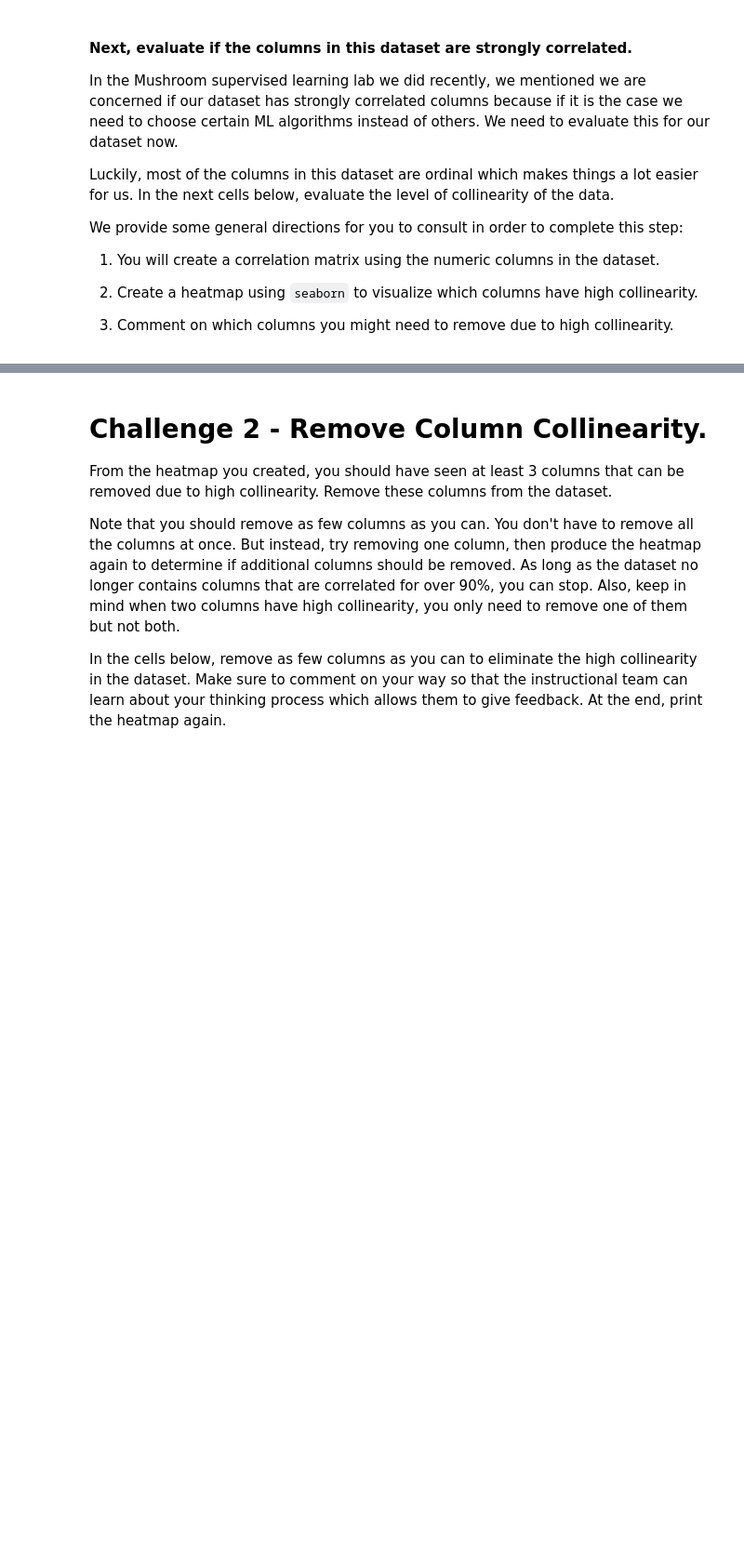
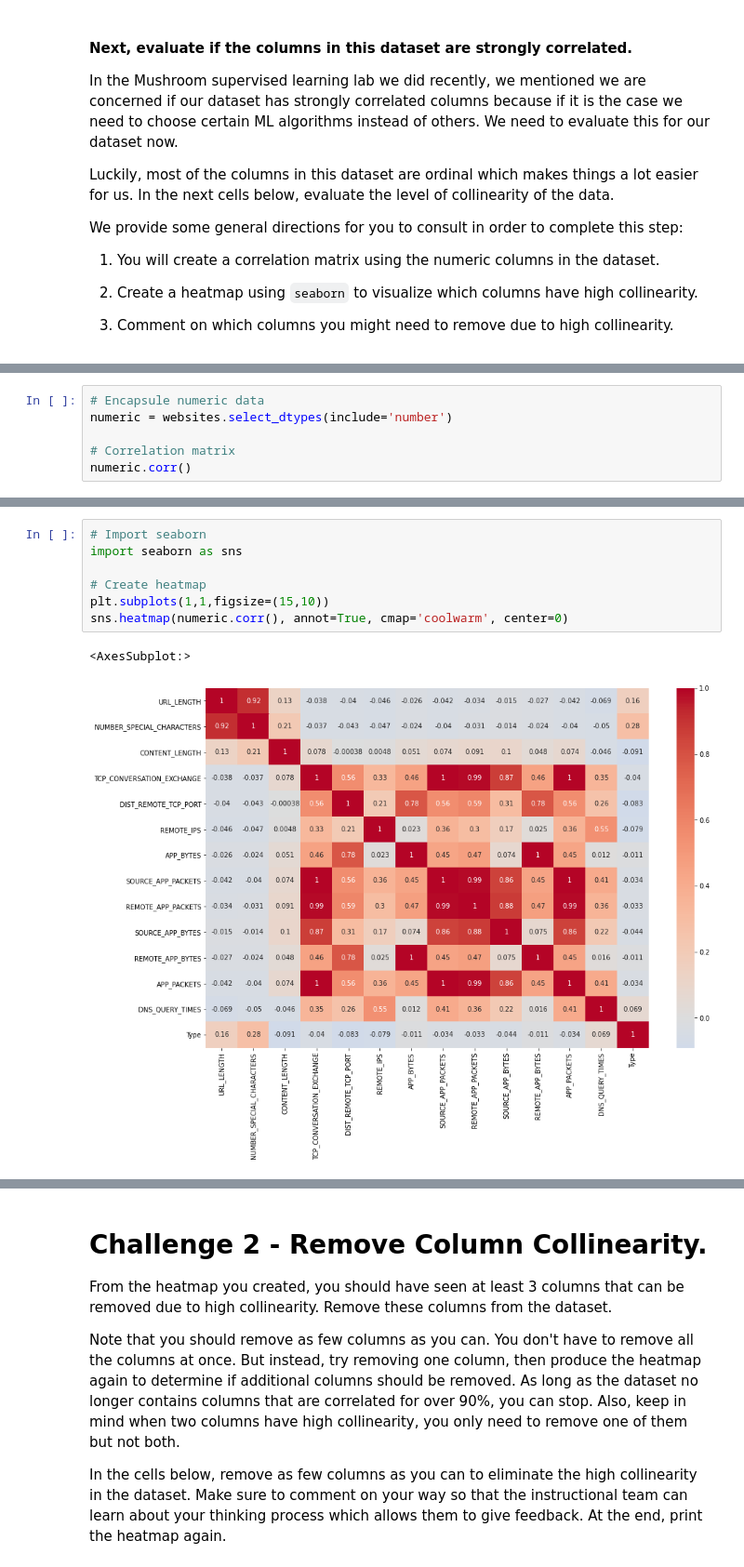
Before and after one commit to ta-datapt-bcn/lab-supervised-learning, a Jupyter notebook: your-code/main.ipynb, the cells around one changed output, grey strips where cells are left out. Shown at 93% size. Cells and saved outputs as stored; diff of their text form; blank space fills up the shorter version.

```diff
--- a/your-code/main.ipynb
+++ b/your-code/main.ipynb
@@ -56,0 +145,6 @@ We provide some general directions for you to consult in order to complete this
+# %%
+# Encapsule numeric data
+numeric = websites.select_dtypes(include='number')
+
+# Correlation matrix
+numeric.corr()
@@ -56,0 +167,10 @@ We provide some general directions for you to consult in order to complete this
+# %%
+# Import seaborn
+import seaborn as sns
+
+# Create heatmap
+plt.subplots(1,1,figsize=(15,10))
+sns.heatmap(numeric.corr(), annot=True, cmap='coolwarm', center=0)
+# %% [output]
+<AxesSubplot:>
+[figure, added]
```
Also changed, not shown: parts of 95 cells of this notebook.
